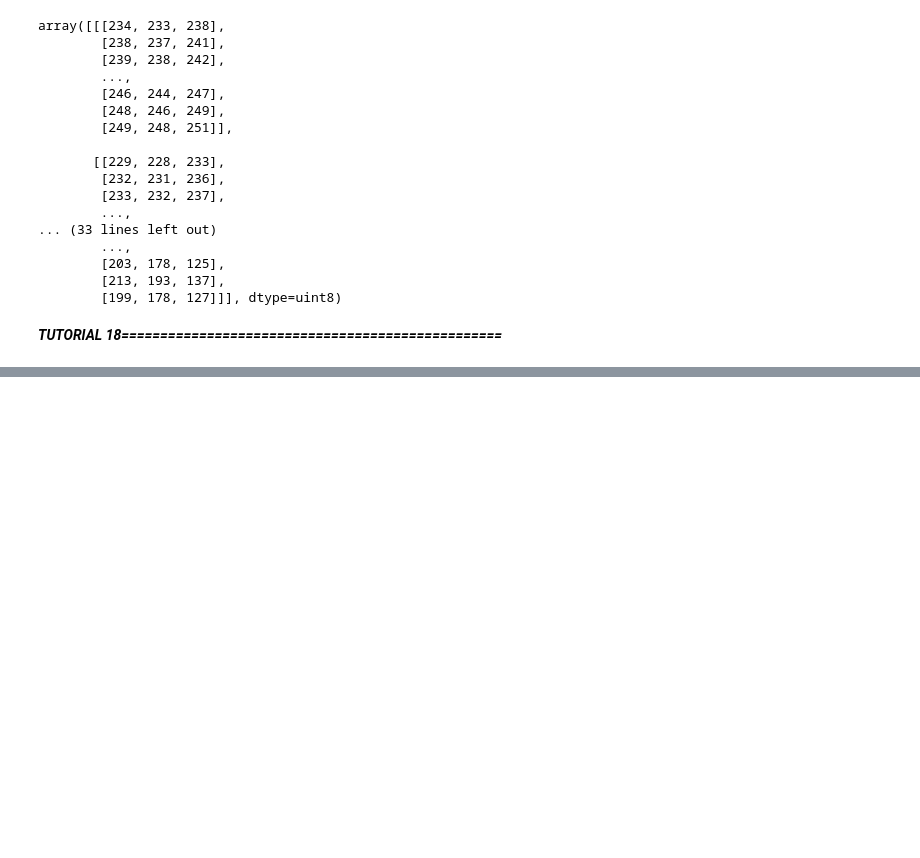
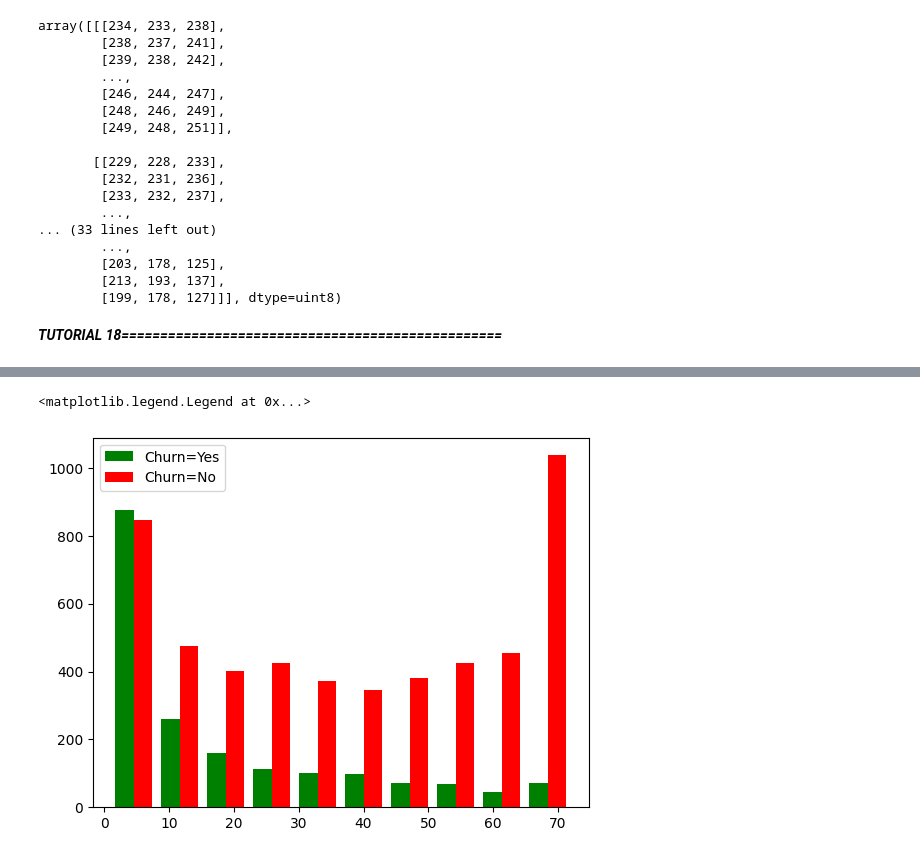
Before and after one commit to nickmirunsw/py-learning, a Jupyter notebook: tensorflow/tfnm.ipynb, the cells around one changed output, grey strips where cells are left out. Saved outputs shown, nothing was run; the diff lists cells and outputs as text; code cells hidden in the pictures; blank space fills up the shorter version.

```diff
--- a/tensorflow/tfnm.ipynb
+++ b/tensorflow/tfnm.ipynb
@@ -952,3 +952,6 @@ array([[[234, 233, 238],
         [199, 178, 127]]], dtype=uint8)
 # %% [markdown]
 ***TUTORIAL 18=================================================***
+# %%
+df = pd.read_csv("https://raw.githubusercontent.com/codebasics/deep-learning-keras-tf-tutorial/refs/heads/master/11_chrun_prediction/customer_churn.csv")
+df.sample(5)
@@ -954,0 +1007,6 @@ array([[[234, 233, 238],
+# %%
+df1 = df[pd.to_numeric(df.TotalCharges, errors='coerce').notnull()]
+# %%
+print(df1.shape)
+df1.TotalCharges = pd.to_numeric(df1.TotalCharges)
+df1.dtypes
@@ -954,0 +1038,9 @@ array([[[234, 233, 238],
+# %%
+tenure_churn_no = df1[df1.Churn == 'No'].tenure
+tenure_churn_yes = df1[df1.Churn == 'Yes'].tenure
+# %%
+plt.hist([tenure_churn_yes, tenure_churn_no], label=['Churn=Yes', 'Churn=No'], color=['green', 'red'])
+plt.legend()
+# %% [output]
+<matplotlib.legend.Legend at 0x...>
+[figure, added]
```
Also changed, not shown: parts of 8 cells of this notebook.
